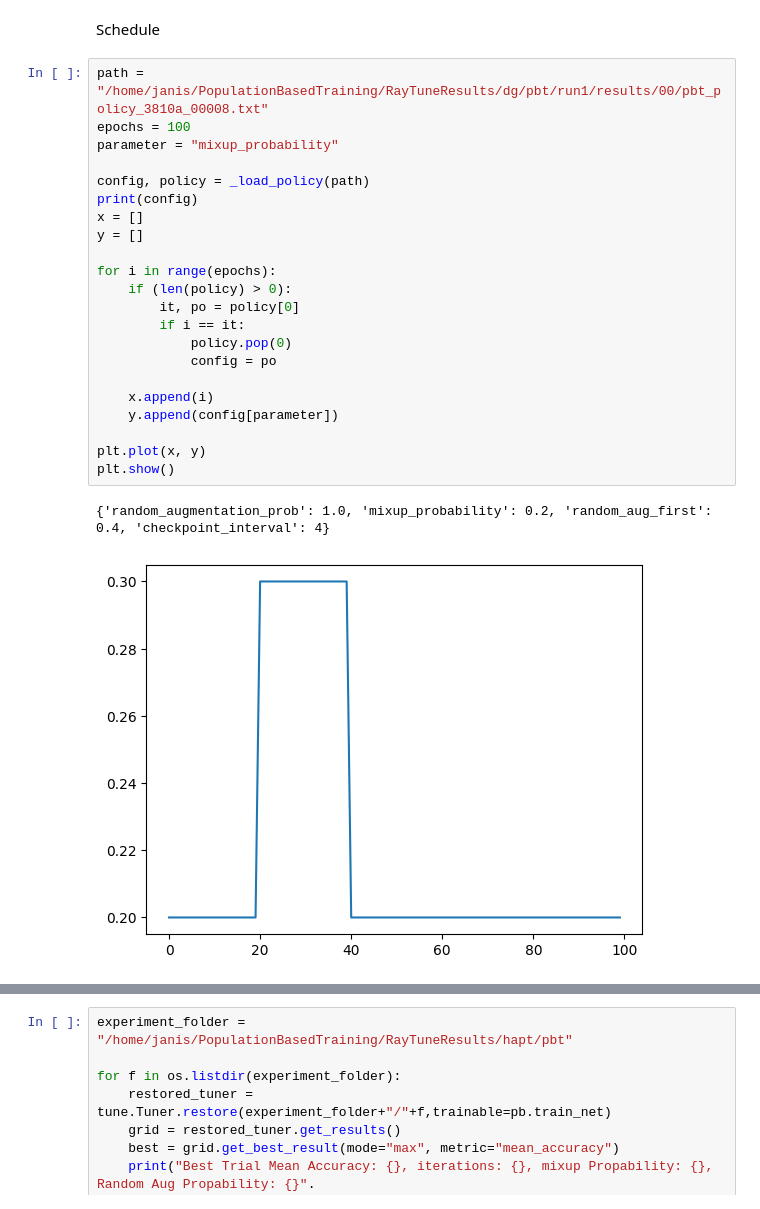
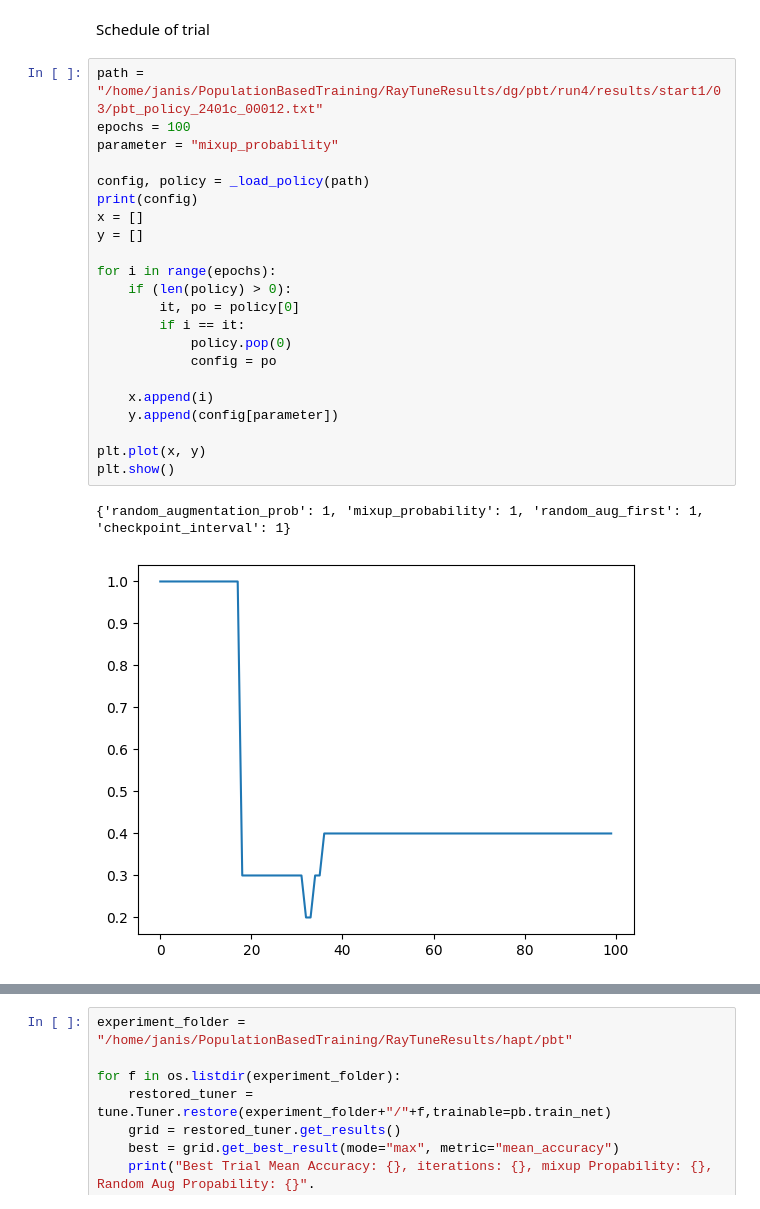
Before and after one commit to Janispe/PBTHAR, a Jupyter notebook: pbtanalysis.ipynb, the cells around one changed output, grey strips where cells are left out. Saved outputs shown, nothing was run; the diff lists cells and outputs as text.

```diff
--- a/pbtanalysis.ipynb
+++ b/pbtanalysis.ipynb
@@ -67,27 +89,27 @@ plot_hp_history(results_grid, "random_aug_first")
 # %% [markdown]
-Schedule
+Schedule of trial
 # %%
-path = "/home/janis/PopulationBasedTraining/RayTuneResults/dg/pbt/run1/results/00/pbt_policy_3810a_00008.txt"
+path = "/home/janis/PopulationBasedTraining/RayTuneResults/dg/pbt/run4/results/start1/03/pbt_policy_2401c_00012.txt"
 epochs = 100
 parameter = "mixup_probability"
 
 config, policy = _load_policy(path)
 print(config)
 x = []
 y = []
 
 for i in range(epochs):
     if (len(policy) > 0):
         it, po = policy[0]
         if i == it:
             policy.pop(0)
             config = po
 
     x.append(i)
     y.append(config[parameter])
 
 plt.plot(x, y)
 plt.show()
 # %% [output]
-{'random_augmentation_prob': 1.0, 'mixup_probability': 0.2, 'random_aug_first': 0.4, 'checkpoint_interval': 4}
+{'random_augmentation_prob': 1, 'mixup_probability': 1, 'random_aug_first': 1, 'checkpoint_interval': 1}
-[figure, old version]
+[figure, new version]
```
Also changed, not shown: parts of 6 cells of this notebook, 1 other file.
